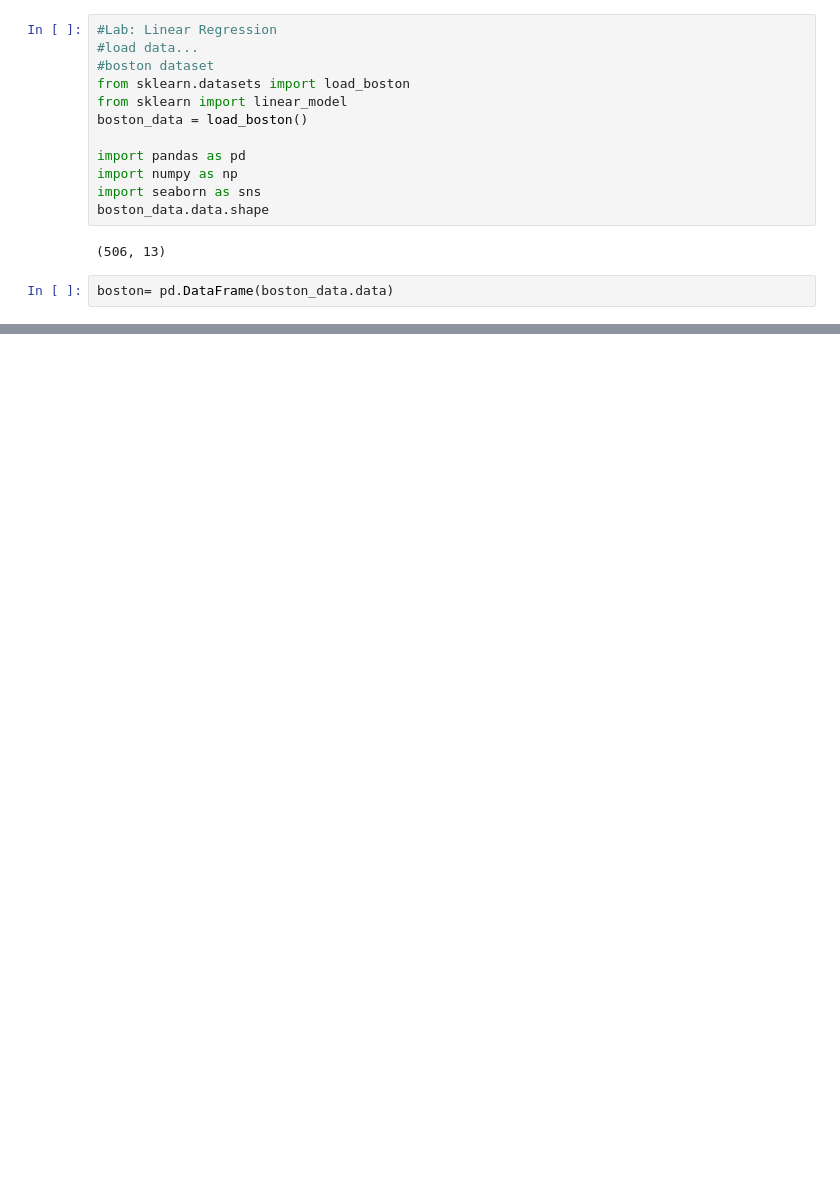
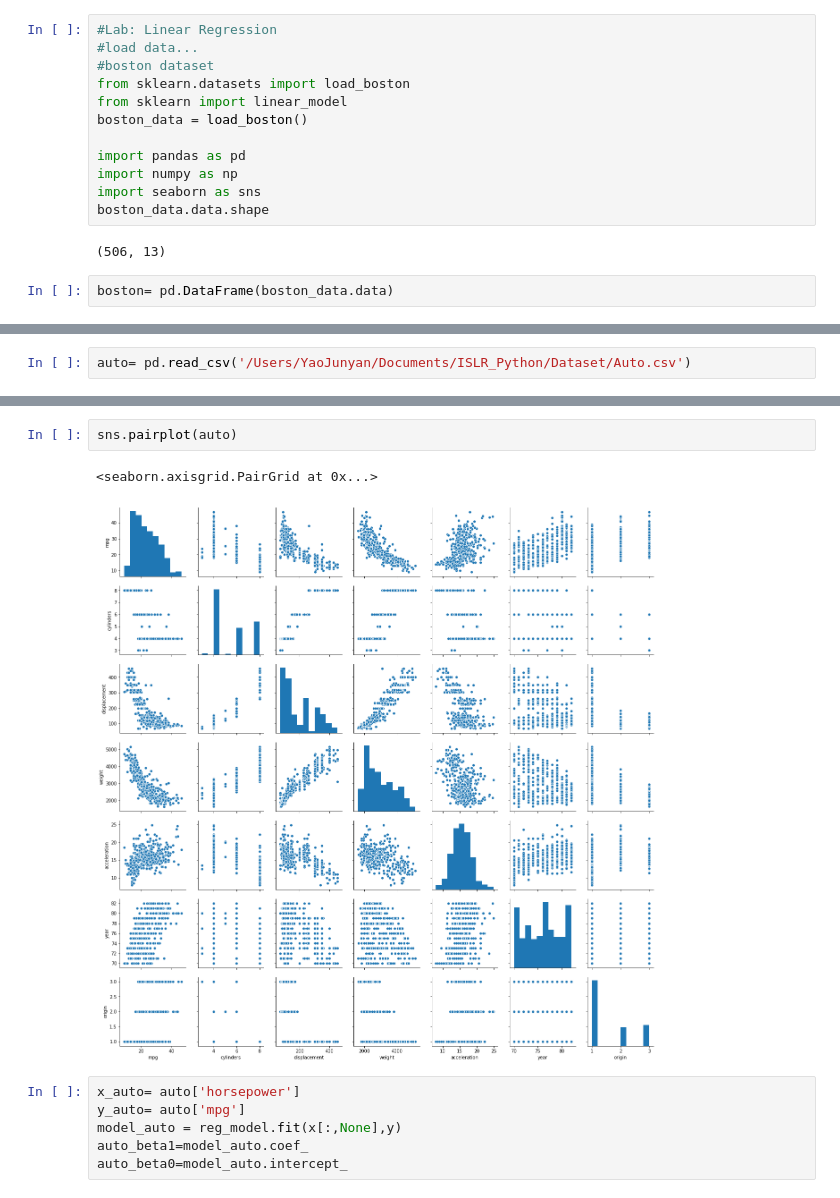
Before and after one commit to junyanyao/ISLR_Python, a Jupyter notebook: Ch3 Linear Regression.ipynb, the cells around one changed output, grey strips where cells are left out. Saved outputs shown, nothing was run; the diff lists cells and outputs as text; blank space fills up the shorter version.

```diff
--- a/Ch3 Linear Regression.ipynb
+++ b/Ch3 Linear Regression.ipynb
@@ -50,0 +114,2 @@ print(tmp.coef_)
+# %%
+auto= pd.read_csv('/Users/YaoJunyan/Documents/ISLR_Python/Dataset/Auto.csv')
@@ -50,0 +143,11 @@ print(tmp.coef_)
+# %%
+sns.pairplot(auto)
+# %% [output]
+<seaborn.axisgrid.PairGrid at 0x...>
+[figure, added]
+# %%
+x_auto= auto['horsepower']
+y_auto= auto['mpg']
+model_auto = reg_model.fit(x[:,None],y)
+auto_beta1=model_auto.coef_
+auto_beta0=model_auto.intercept_
```
Also changed, not shown: parts of 18 cells of this notebook.
